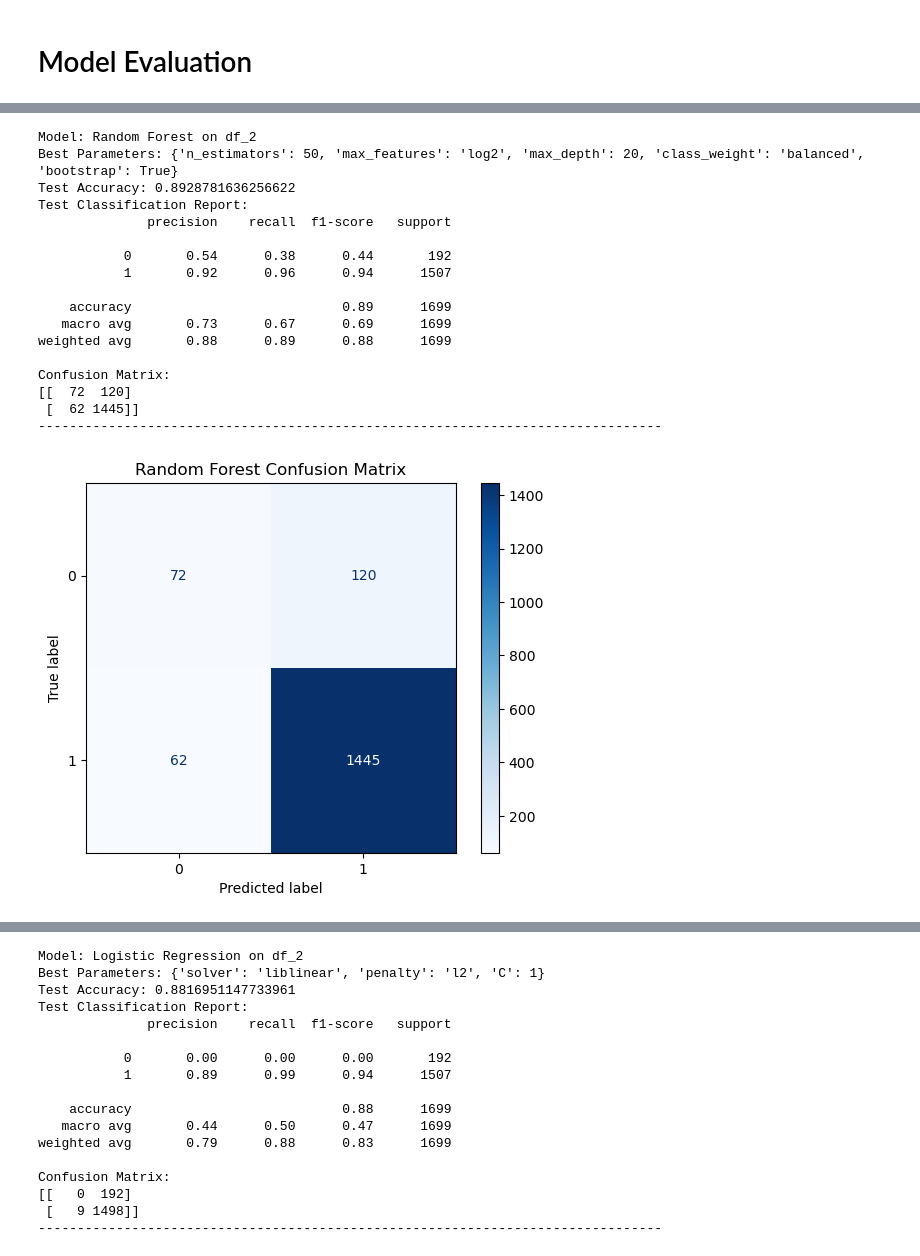
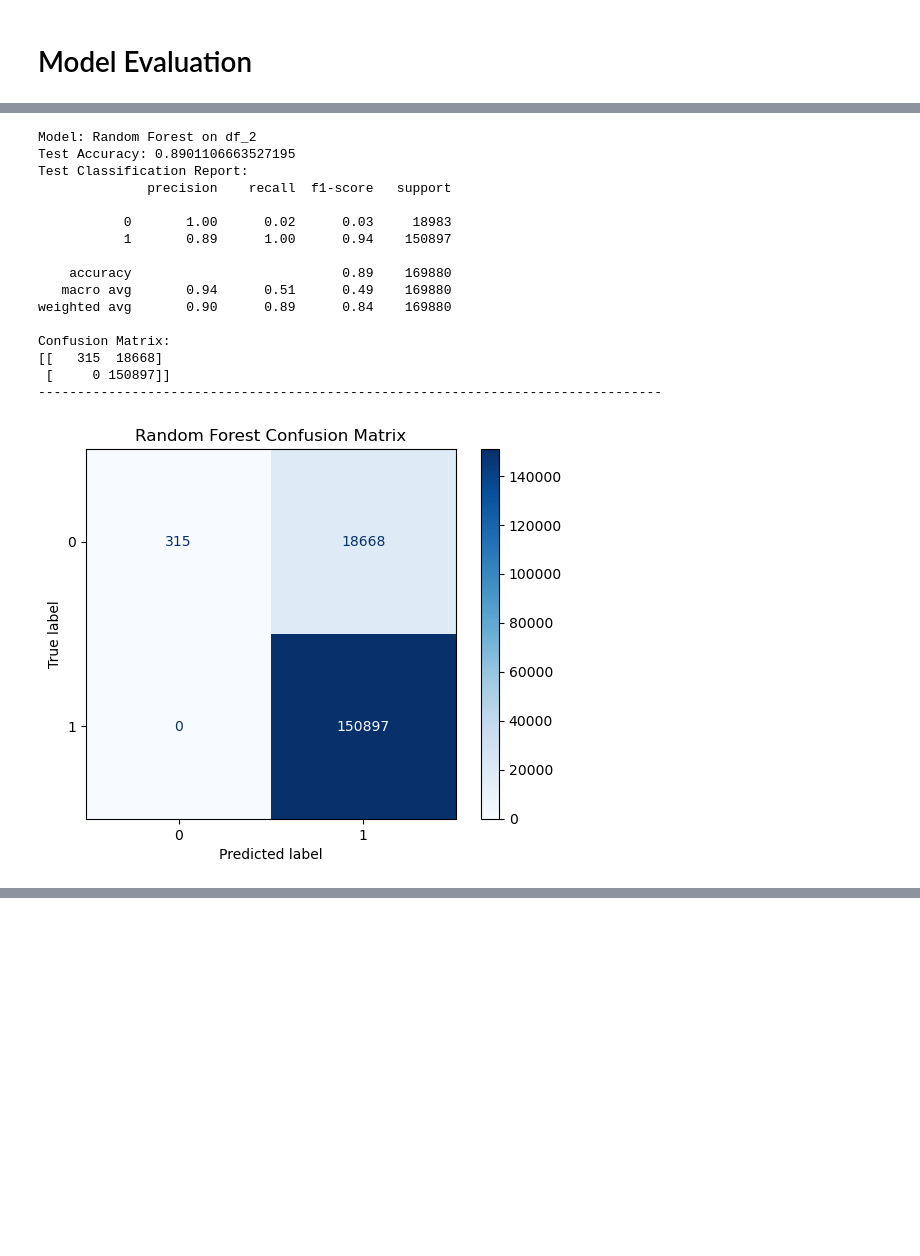
Before and after one commit to Daael/Invoice_payment_prediction, a Jupyter notebook: Invoice_Prediction.ipynb, the cells around one changed output, grey strips where cells are left out. Drawn from its saved outputs; the diff is of its cells as text; code cells hidden in the pictures; blank space fills up the shorter version.

```diff
--- a/Invoice_Prediction.ipynb
+++ b/Invoice_Prediction.ipynb
@@ -1038,6 +1033,6 @@ for model_name, result in results.items():
     joblib.dump(trained_model, filename)
 # %%
 # Load the models
-# rf_model = joblib.load("random_forest_final_model.pkl")
-# gb_model = joblib.load("gradient_boosting_final_model.pkl")
+rf_model = joblib.load("final_model_random_forest.pkl")
+gb_model = joblib.load("final_model_gradient_boosting.pkl")
 # %% [markdown]
@@ -1189,0 +1166,4 @@ Total duration: 101.54273557662964 seconds
+# %%
+# Load the models
+rf_model_2 = joblib.load("final_model_2_random_forest.pkl")
+gb_model_2 = joblib.load("final_model_2_gradient_boosting.pkl")
@@ -1270,13 +1328,14 @@ We observe the prediction on the test set to observe if it predicts as well as i
 # %%
 ### Model Evaluation ###
 
+# Store models in dictionary
+results = {
+    "Gradient Boosting": gb_model,
+    "Random Forest": rf_model
+}
+
 # Use the best model to predict on the test set
-for model_name, result in results.items():
-    # Retrieve the best model with the best parameters
-    best_model = models[model_name].set_params(**result["Best Parameters"])
-
-    # Fit the best model on the full training data
-    best_model.fit(X_train_full, y_train_full)
+for model_name, best_model in results.items():
 
     # Predict on the test set
     y_test_pred = best_model.predict(X_test)
@@ -1286,14 +1345,13 @@ for model_name, result in results.items():
     test_report = classification_report(y_test, y_test_pred)
     conf_matrix = confusion_matrix(y_test, y_test_pred)
 
-    # Calculate ROC curve and AUC
+    # Calculate ROC curve
     y_test_prob = best_model.predict_proba(X_test)[:, 1]
     fpr, tpr, _ = roc_curve(y_test, y_test_prob)
     roc_auc = auc(fpr, tpr)
 
     # Display the results
     print(f"Model: {model_name}")
-    print(f"Best Parameters: {result['Best Parameters']}")
     print(f"Test Accuracy: {test_accuracy}")
     print("Test Classification Report:")
     print(test_report)
@@ -1301,15 +1359,15 @@ for model_name, result in results.items():
     print(conf_matrix)
     print("-" * 80)
 
-    fig, ax = plt.subplots(figsize=(5, 5))  # Adjust the figure size as needed
+    fig, ax = plt.subplots(figsize=(5, 5))
     disp = ConfusionMatrixDisplay(confusion_matrix=conf_matrix)
-    disp.plot(ax=ax, cmap=plt.cm.Greens)  # Change the colormap
+    disp.plot(ax=ax, cmap=plt.cm.Greens)
 
     # Customize the display
     ax.set_title(f'{model_name} Confusion Matrix')
     ax.set_xlabel('Predicted Label')
     ax.set_ylabel('True Label')
-    plt.tight_layout()  # Adjust the layout to fit everything neatly
+    plt.tight_layout()
     plt.show()
 
     # Plot ROC curve
@@ -1365,11 +1421,12 @@ Confusion Matrix:
 # %%
+# Store models in dictionary
+results_2 = {
+    "Gradient Boosting": gb_model_2,
+    "Random Forest": rf_model_2
+}
+
 # Use the best model to predict on the test set
-for model_name, result in results_2.items():
-    # Retrieve the best parameters for the model
-    best_model_2 = models_2[model_name].set_params(**result["Best Parameters"])
-
-    # Fit the best model on the full training data
-    best_model_2.fit(X_2_train_full, y_2_train_full)
+for model_name, best_model_2 in results_2.items():
 
     # Predict on the test set
     y_2_test_pred = best_model_2.predict(X_2_test)
@@ -1386,7 +1443,6 @@ for model_name, result in results_2.items():
 
     # Display the results
     print(f"Model: {model_name} on df_2")
-    print(f"Best Parameters: {result['Best Parameters']}")
     print(f"Test Accuracy: {test_accuracy_2}")
     print("Test Classification Report:")
     print(test_report_2)
@@ -1434,18 +1489,17 @@ Confusion Matrix:
 Model: Random Forest on df_2
-Best Parameters: {'n_estimators': 50, 'max_features': 'log2', 'max_depth': 20, 'class_weight': 'balanced', 'bootstrap': True}
-Test Accuracy: 0.8928781636256622
+Test Accuracy: 0.8901106663527195
 Test Classification Report:
               precision    recall  f1-score   support
 
-           0       0.54      0.38      0.44       192
-           1       0.92      0.96      0.94      1507
+           0       1.00      0.02      0.03     18983
+           1       0.89      1.00      0.94    150897
 
-    accuracy                           0.89      1699
-   macro avg       0.73      0.67      0.69      1699
-weighted avg       0.88      0.89      0.88      1699
+    accuracy                           0.89    169880
+   macro avg       0.94      0.51      0.49    169880
+weighted avg       0.90      0.89      0.84    169880
 
 Confusion Matrix:
-[[  72  120]
- [  62 1445]]
+[[   315  18668]
+ [     0 150897]]
 --------------------------------------------------------------------------------
-[figure, old version]
+[figure, new version]
@@ -1453,17 +1506,0 @@ Confusion Matrix:
-Model: Logistic Regression on df_2
-Best Parameters: {'solver': 'liblinear', 'penalty': 'l2', 'C': 1}
-Test Accuracy: 0.8816951147733961
-Test Classification Report:
-              precision    recall  f1-score   support
-
-           0       0.00      0.00      0.00       192
-           1       0.89      0.99      0.94      1507
-
-    accuracy                           0.88      1699
-   macro avg       0.44      0.50      0.47      1699
-weighted avg       0.79      0.88      0.83      1699
-
-Confusion Matrix:
-[[   0  192]
- [   9 1498]]
---------------------------------------------------------------------------------
```
Also changed, not shown: parts of 34 cells of this notebook, 1 other file.
